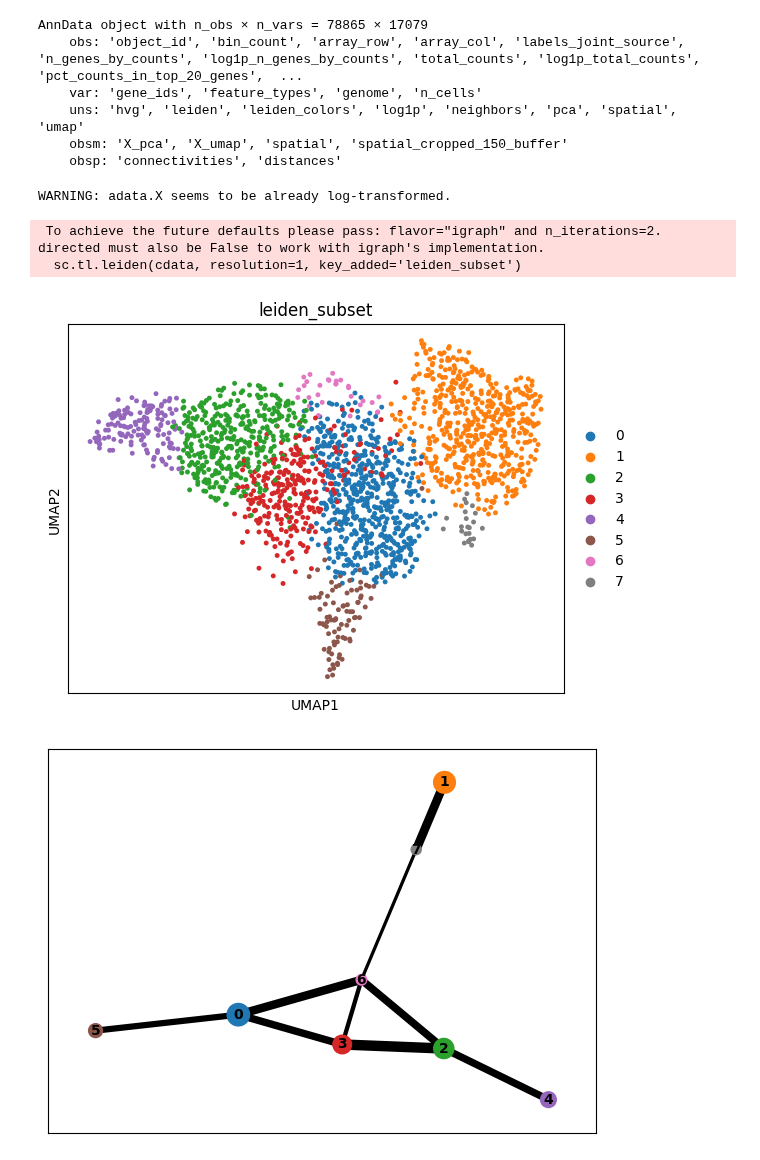
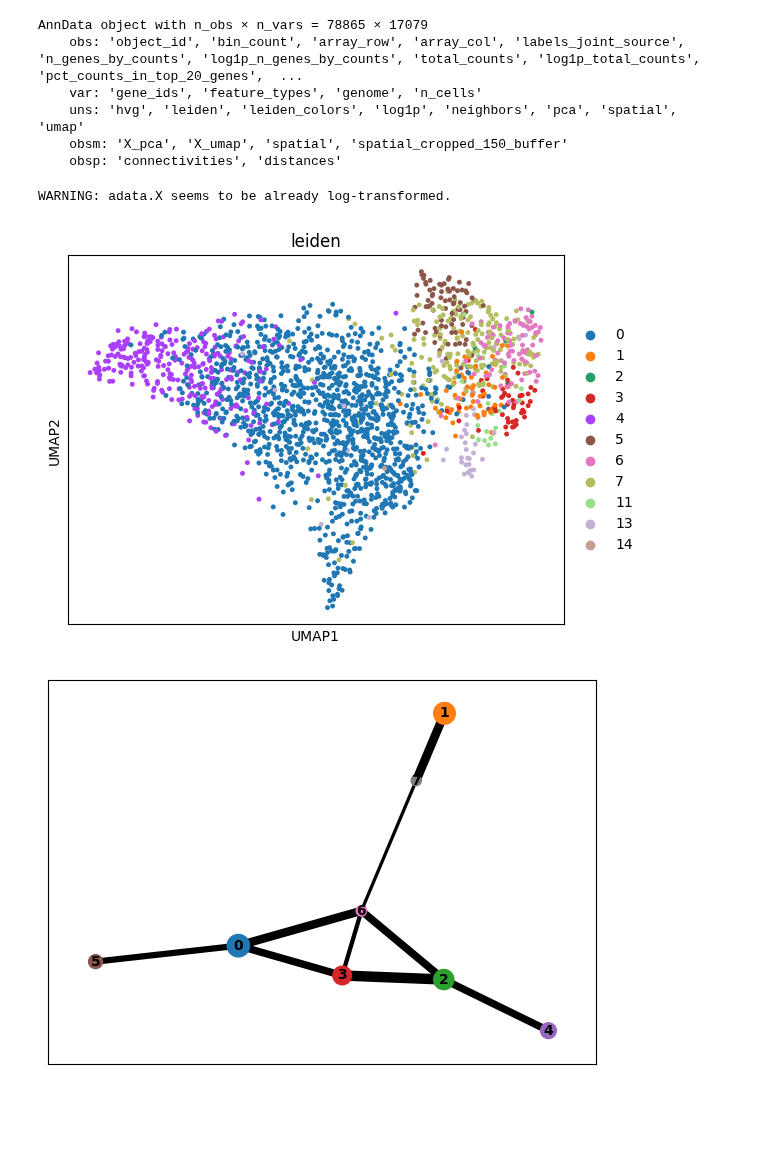
Before and after one commit to ScheWann/Biovis2025, a Jupyter notebook: Python/pseudotime.ipynb, the cells around one changed output. Cells and saved outputs as stored; diff of their text form; code cells hidden in the pictures; blank space fills up the shorter version.

```diff
--- a/Python/pseudotime.ipynb
+++ b/Python/pseudotime.ipynb
@@ -2062,26 +2063,24 @@ AnnData object with n_obs × n_vars = 78865 × 17079
 # %%
 cdata = cdata[cell_ids].copy()
 
 sc.pp.highly_variable_genes(cdata, n_top_genes=2000, flavor="seurat_v3")
 
 sc.pp.normalize_total(cdata)
 sc.pp.log1p(cdata)
 sc.pp.scale(cdata, max_value=10)
 
 sc.tl.pca(cdata, use_highly_variable=True)
 sc.pp.neighbors(cdata, n_neighbors=15, n_pcs=30)
 sc.tl.umap(cdata)
 
 # custom umap for subset of cells
 cdata.obsm['X_umap_subset'] = cdata.obsm['X_umap'].copy()
 
 sc.tl.leiden(cdata, resolution=1, key_added='leiden_subset')
-sc.pl.umap(cdata, color=['leiden_subset'], size=50)
+sc.pl.umap(cdata, color=['leiden'], size=50)
 # %% [output]
 WARNING: adata.X seems to be already log-transformed.
- To achieve the future defaults please pass: flavor="igraph" and n_iterations=2.  directed must also be False to work with igraph's implementation.
-  sc.tl.leiden(cdata, resolution=1, key_added='leiden_subset')
-[figure, old version]
+[figure, new version]
 # %%
 sc.tl.paga(cdata, groups='leiden_subset')
 sc.pl.paga(cdata, threshold=0.3)
```
Also changed, not shown: parts of 6 cells of this notebook, 1 other file.
